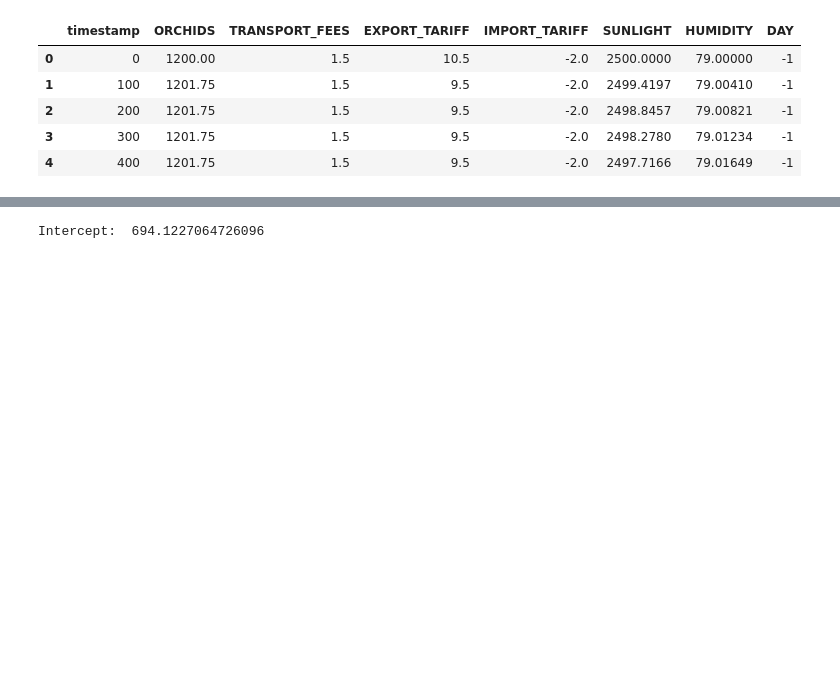
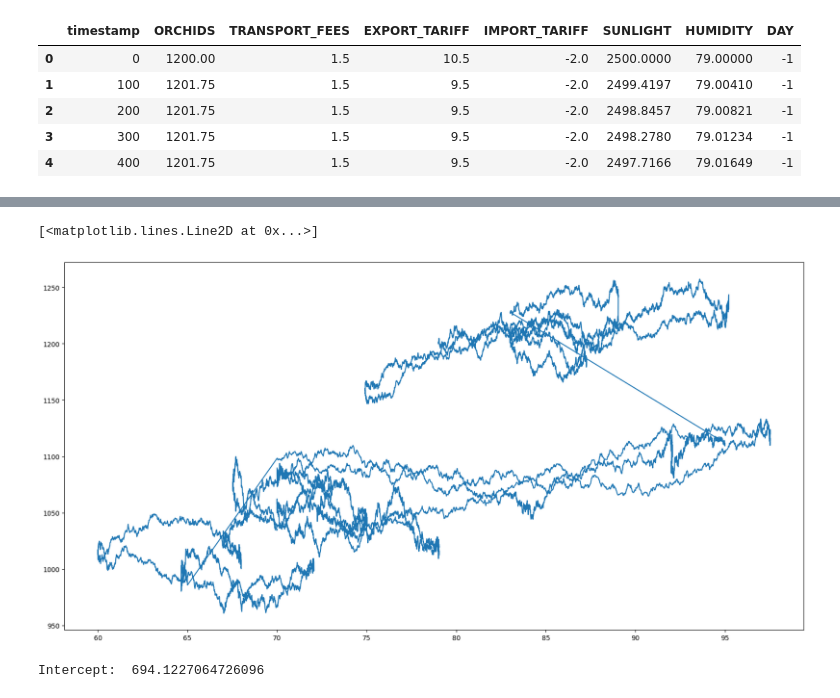
Before and after one commit to simonswe/prosperity2_traderbots, a Jupyter notebook: round2/orchids.ipynb, the cells around one changed output, grey strips where cells are left out. Cells and saved outputs as stored; diff of their text form; code cells hidden in the pictures; blank space fills up the shorter version.

```diff
--- a/round2/orchids.ipynb
+++ b/round2/orchids.ipynb
@@ -29,3 +36,9 @@ y = df['ORCHIDS']
+# %%
+plt.figure(figsize=(20, 10))
+plt.plot(df['HUMIDITY'], y)
+# %% [output]
+[<matplotlib.lines.Line2D at 0x...>]
+[figure, added]
 # %%
 x_train, x_test, y_train, y_test = train_test_split(x, y, test_size = 0.2, random_state = 100)
 # %%
```
Also changed, not shown: parts of 2 cells of this notebook.
